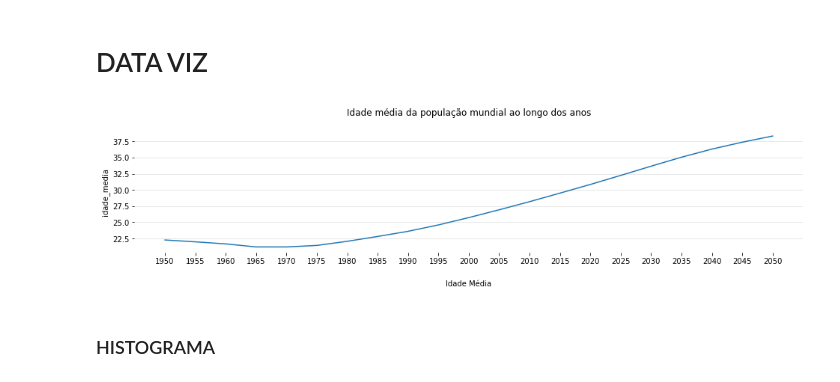
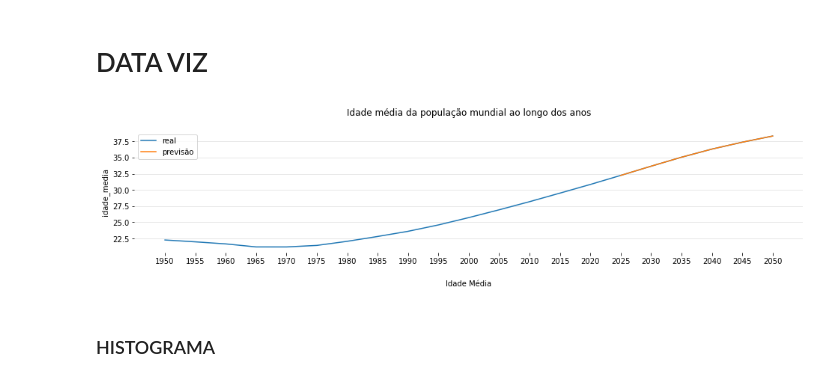
Before and after one commit to daianeklein/Space-Data, a Jupyter notebook: assimetria-idade.ipynb, the cells around one changed output. Cells and saved outputs as stored; diff of their text form; code cells hidden in the pictures.

```diff
--- a/assimetria-idade.ipynb
+++ b/assimetria-idade.ipynb
@@ -79,17 +79,21 @@ df.head(5)
 # %%
 # geral
 
 plt.figure(figsize=(16,3))
-ax = sns.lineplot(data = df.groupby(['year'], as_index=False).mean(), x ='year', y='idade_media')
+ax = sns.lineplot(data = df.groupby(['year'], as_index=False).mean(), x ='year', y='idade_media', label = 'real')
+ax2 = sns.lineplot(data = df.groupby(['year'], as_index=False).mean()[-6:], x ='year', y='idade_media',
+                  label = 'previsão')
+
+
 sns.despine(bottom=True, left=True)
 plt.title('Idade média da população mundial ao longo dos anos', pad = 20)
 plt.xlabel('Year', labelpad=20)
 plt.xlabel('Idade Média', labelpad=20)
 ax.grid(axis='y', linewidth=0.5, color='lightgrey')
 
 ax;
 # %% [output]
-[figure, old version]
+[figure, new version]
 # %% [markdown]
 ### HISTOGRAMA
 # %%
```
Also changed, not shown: parts of 12 cells of this notebook.
